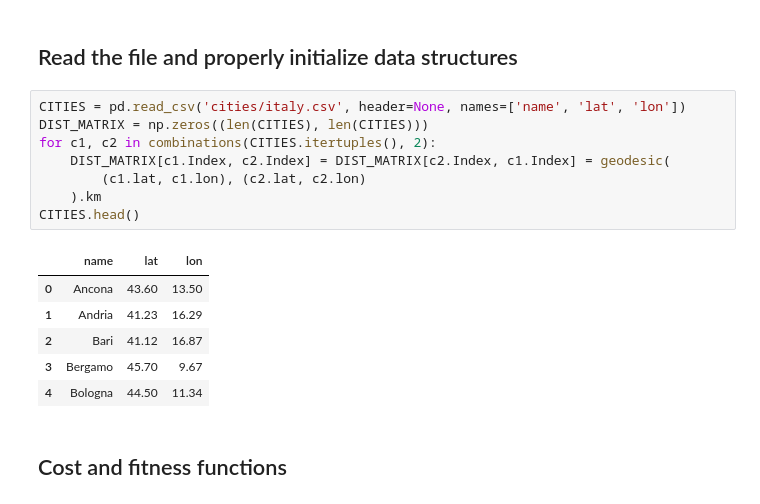
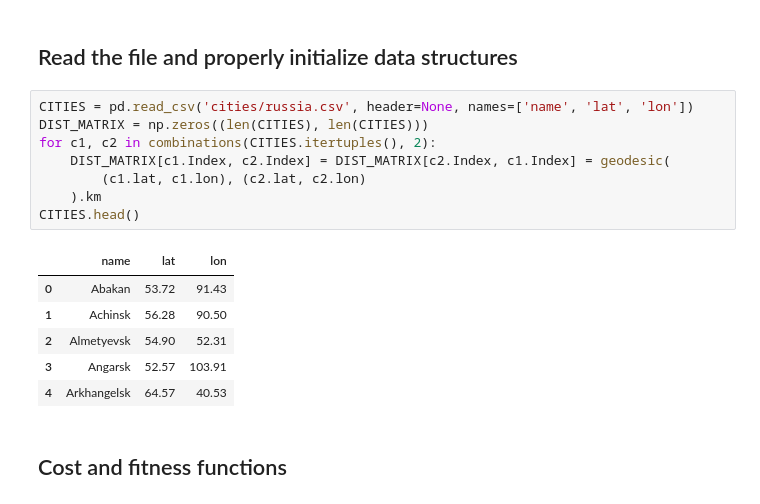
Before and after one commit to stefffffffffano/CI2024_lab2, a Jupyter notebook: Lab2.ipynb, the cells around one changed output. Cells and saved outputs as stored; diff of their text form.

```diff
--- a/Lab2.ipynb
+++ b/Lab2.ipynb
@@ -15,20 +15,20 @@ logging.basicConfig(level=logging.DEBUG)
 # %% [markdown]
 ## Read the file and properly initialize data structures
 # %%
-CITIES = pd.read_csv('cities/italy.csv', header=None, names=['name', 'lat', 'lon'])
+CITIES = pd.read_csv('cities/russia.csv', header=None, names=['name', 'lat', 'lon'])
 DIST_MATRIX = np.zeros((len(CITIES), len(CITIES)))
 for c1, c2 in combinations(CITIES.itertuples(), 2):
     DIST_MATRIX[c1.Index, c2.Index] = DIST_MATRIX[c2.Index, c1.Index] = geodesic(
         (c1.lat, c1.lon), (c2.lat, c2.lon)
     ).km
 CITIES.head()
 # %% [output]
 |  | name | lat | lon |
-| 0 | Ancona | 43.60 | 13.50 |
-| 1 | Andria | 41.23 | 16.29 |
-| 2 | Bari | 41.12 | 16.87 |
-| 3 | Bergamo | 45.70 | 9.67 |
-| 4 | Bologna | 44.50 | 11.34 |
+| 0 | Abakan | 53.72 | 91.43 |
+| 1 | Achinsk | 56.28 | 90.50 |
+| 2 | Almetyevsk | 54.90 | 52.31 |
+| 3 | Angarsk | 52.57 | 103.91 |
+| 4 | Arkhangelsk | 64.57 | 40.53 |
 # %% [markdown]
 ## Cost and fitness functions
 # %%
```
Also changed, not shown: parts of 3 cells of this notebook, 3 other files.
